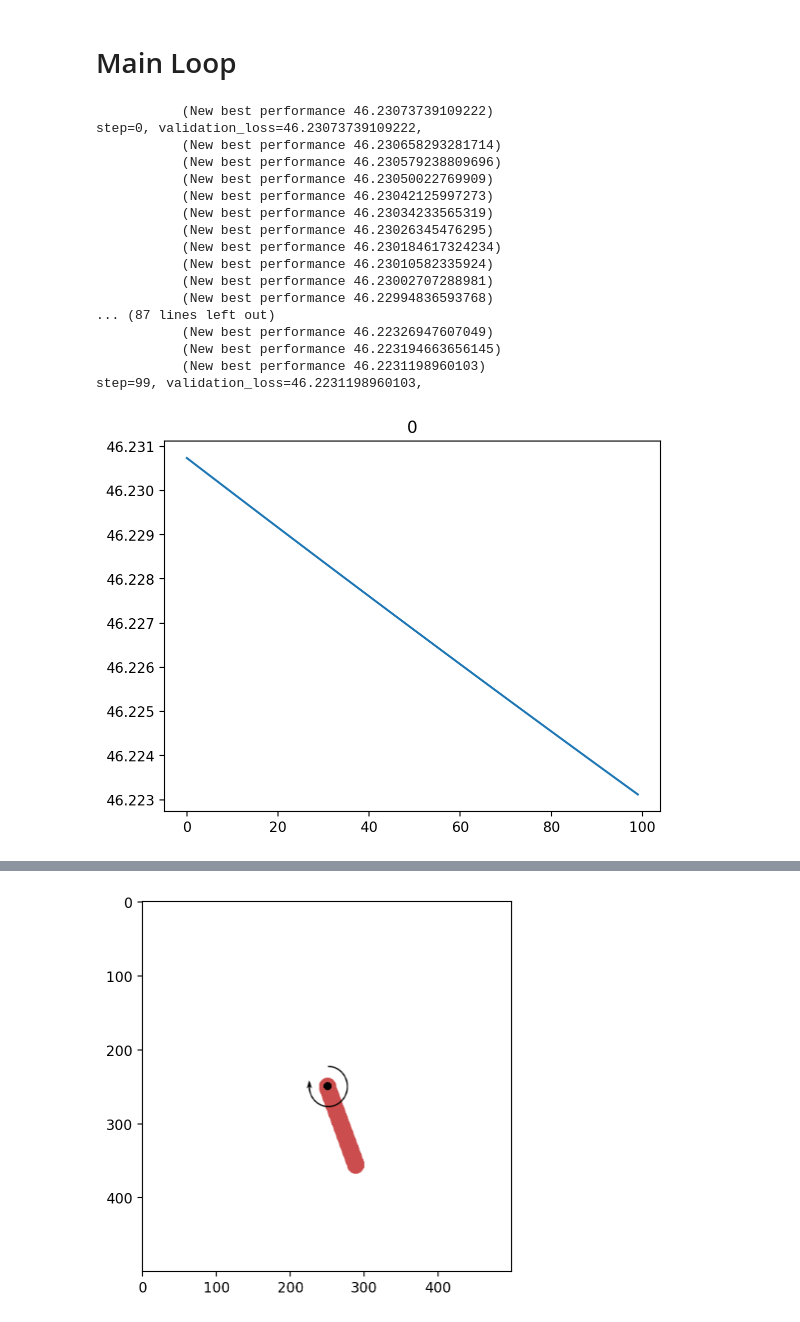
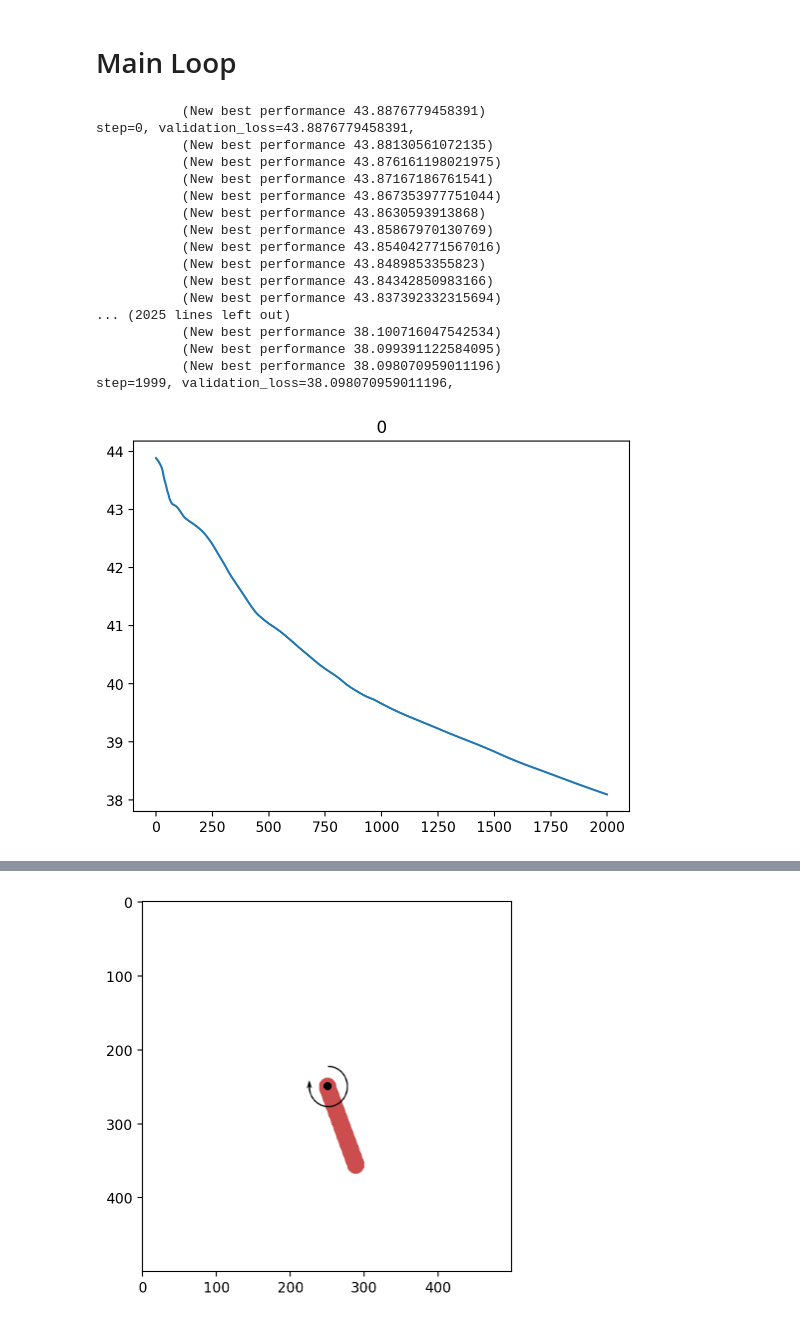
Before and after one commit to mathDR/jax-mc-pilco, a Jupyter notebook: notebooks/pilco_testing_inv_pend_notebook.ipynb, the cells around one changed output, grey strips where cells are left out. Cells and saved outputs as stored; diff of their text form; code cells hidden in the pictures.

```diff
--- a/notebooks/pilco_testing_inv_pend_notebook.ipynb
+++ b/notebooks/pilco_testing_inv_pend_notebook.ipynb
@@ -82,8 +82,7 @@ control_policy = SumOfGaussians(
 states = []
 actions = []
 epsilon = 1e-4
-for trial in range(1):
-
+for trial in range(10):
     if trial == 0:
         exploration_policy = random_policy
         num_opt_steps = 2000
@@ -91,59 +90,73 @@ for trial in range(1):
         exploration_policy = control_policy
         num_opt_steps = 4000
 
-    cosine_decay_scheduler = ox.cosine_decay_schedule(0.0001, decay_steps=num_opt_steps, alpha=0.95)
-
-
-    optimizer = ox.sgd(learning_rate=cosine_decay_scheduler)
-
     key, subkey = jr.split(key)
     these_states, these_actions = sample_from_environment(env, timesteps, num_trials, exploration_policy, subkey)
     states.extend(these_states)
     actions.extend(these_actions)
 
-    model = IMGPR(states=jnp.array(states),actions=jnp.array(actions), kernel_func=ExpSquared)
+    params = [
+        {
+            "kernel":
+            {
+                "coefficient": jnp.array(0.9),
+                "log_scale": jnp.array(0.0),
+            },
+            "mean":
+            {},
+            "likelihood":
+            {
+                "log_diag": jnp.array(-0.5),
+            },
+        }
+    ] * jnp.array(these_states).shape[1]
+
+    model = IMGPR(states=jnp.array(states),actions=jnp.array(actions), kernel_func=ExpSquared, params=params)
     model.optimize()
 
     factor = min(1.,max(0.,(trial-5)/20.))
     if factor == 0.:
         init_state = [1e-6,1e-6] # Cannot use zero because of the reset
     else:
         key, subkey = jr.split(key)
         init_state = [float(factor*jnp.pi*jr.uniform(subkey))]
         key, subkey = jr.split(key)
         init_state.extend([float(factor*epsilon*jr.uniform(subkey))])
     key, subkey = jr.split(key)
+
+    cosine_decay_scheduler = optax.cosine_decay_schedule(0.0001, decay_steps=num_opt_steps, alpha=0.95)
+    optimizer = optax.adam(learning_rate=cosine_decay_scheduler)
     control_policy, losses = fit_controller(
         policy=control_policy,
         env=env,
         num_particles=num_particles,
         initial_state=init_state,
         timesteps=jnp.arange(control_horizon),
         gp_model=model,
         obj_func=pendulum_cost,
         optim=optimizer,
-        num_iters=num_opt_steps,
+        max_steps=num_opt_steps,
         key=subkey,
     )
     plt.plot(losses)
     plt.title(trial)
     plt.show()
 # %% [output]
-           (New best performance 46.23073739109222)
-step=0, validation_loss=46.23073739109222,
-           (New best performance 46.230658293281714)
-           (New best performance 46.230579238809696)
-           (New best performance 46.23050022769909)
-           (New best performance 46.23042125997273)
-           (New best performance 46.23034233565319)
-           (New best performance 46.23026345476295)
-           (New best performance 46.230184617324234)
-           (New best performance 46.23010582335924)
-           (New best performance 46.23002707288981)
-           (New best performance 46.22994836593768)
-... (87 lines left out)
-           (New best performance 46.22326947607049)
-           (New best performance 46.223194663656145)
-           (New best performance 46.2231198960103)
-step=99, validation_loss=46.2231198960103,
+           (New best performance 43.8876779458391)
+step=0, validation_loss=43.8876779458391,
+           (New best performance 43.88130561072135)
+           (New best performance 43.876161198021975)
+           (New best performance 43.87167186761541)
+           (New best performance 43.867353977751044)
+           (New best performance 43.8630593913868)
+           (New best performance 43.85867970130769)
+           (New best performance 43.854042771567016)
+           (New best performance 43.8489853355823)
+           (New best performance 43.84342850983166)
+           (New best performance 43.837392332315694)
+... (2025 lines left out)
+           (New best performance 38.100716047542534)
+           (New best performance 38.099391122584095)
+           (New best performance 38.098070959011196)
+step=1999, validation_loss=38.098070959011196,
-[figure, old version]
+[figure, new version]
```
Also changed, not shown: parts of 2 cells of this notebook, 9 other files.
